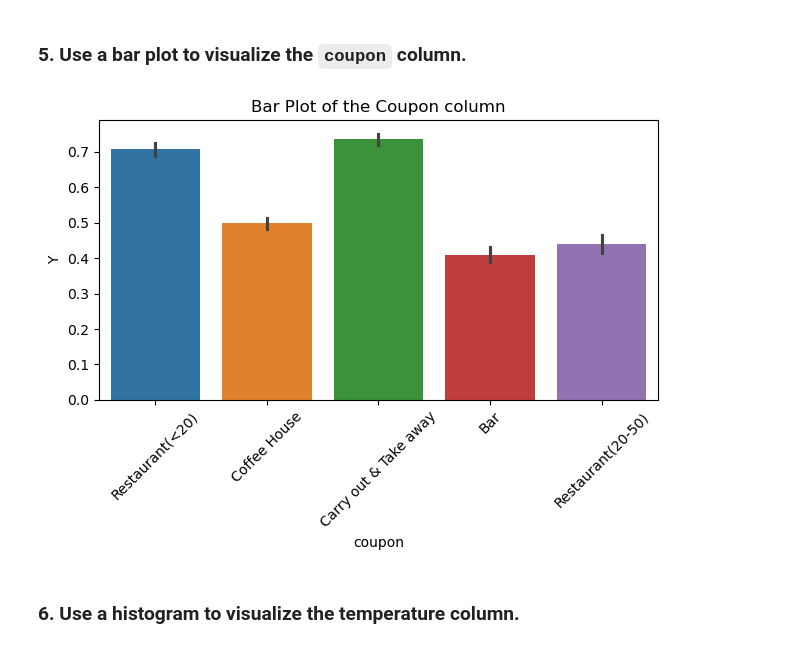
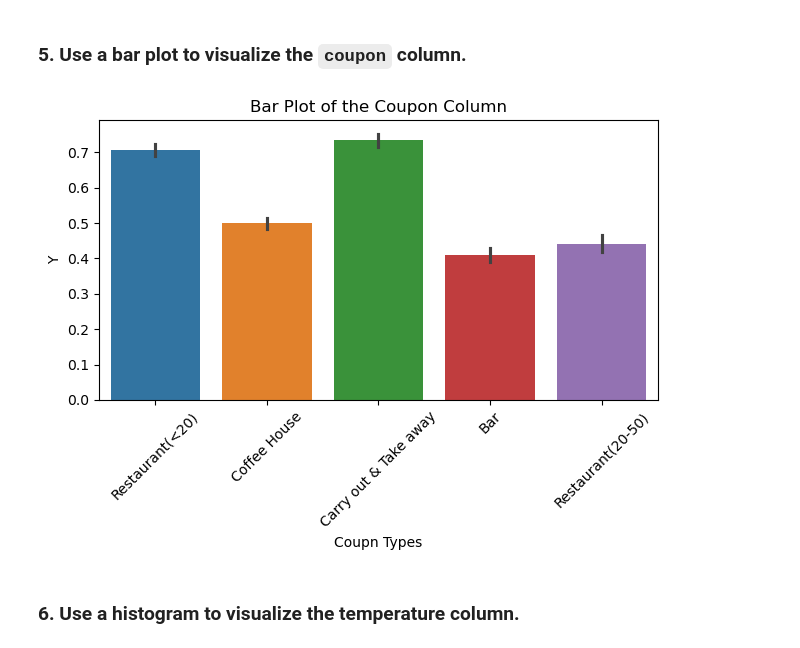
Before and after one commit to dziaoure/ai-ml-ucberkeley, a Jupyter notebook: practical-application-1/prompt.ipynb, the cells around one changed output. Drawn from its saved outputs; the diff is of its cells as text; code cells hidden in the pictures.

```diff
--- a/practical-application-1/prompt.ipynb
+++ b/practical-application-1/prompt.ipynb
@@ -227,12 +236,13 @@ Of the entire population, **57%** accepted the coupons and **43%** declined them
 # %%
 # Visualize the `coupon` column using a bar plot
 sns.barplot(df, x = 'coupon', y = 'Y', hue = 'coupon')
-plt.title('Bar Plot of the Coupon column')
+plt.title('Bar Plot of the Coupon Column')
+plt.xlabel('Coupn Types')
 plt.xticks(rotation=45)
 plt.tight_layout()
 plt.savefig('images/coupons.png')
 plt.show()
 # %% [output]
-[figure, old version]
+[figure, new version]
 # %% [markdown]
 ### 6. Use a histogram to visualize the temperature column.
```
Also changed, not shown: parts of 35 cells of this notebook, 7 other files.
